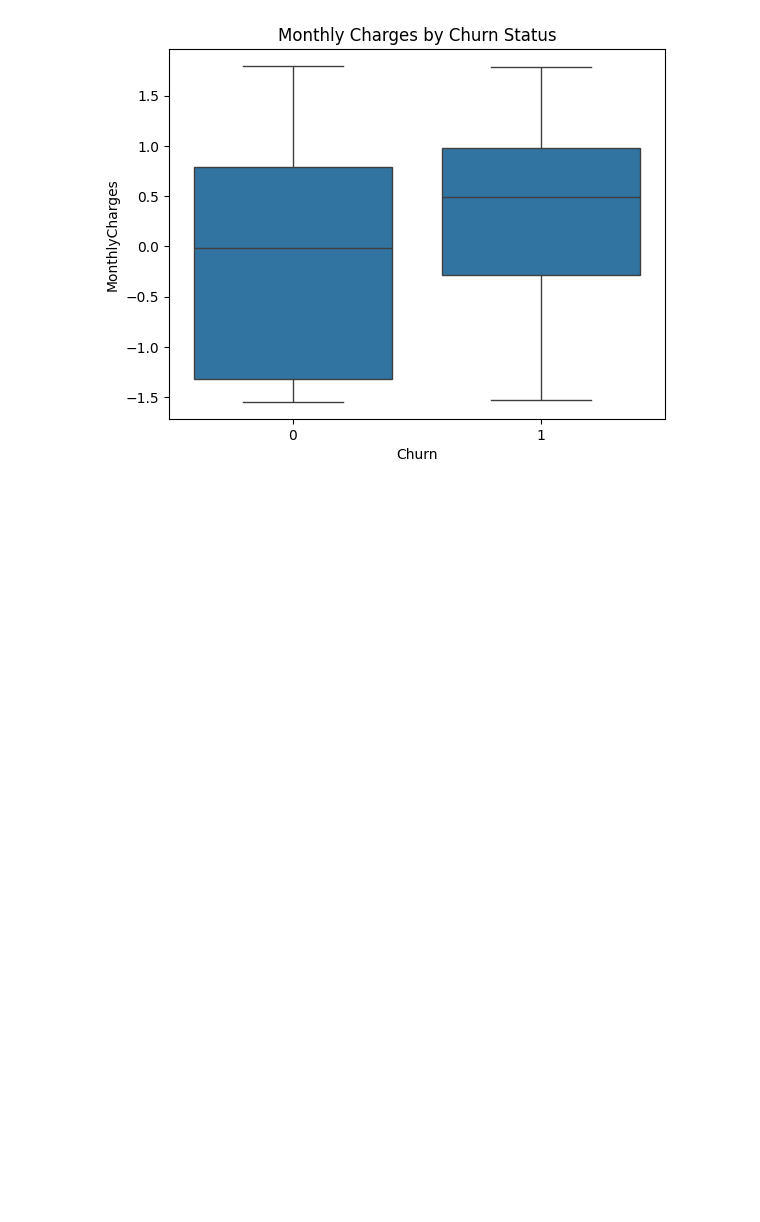
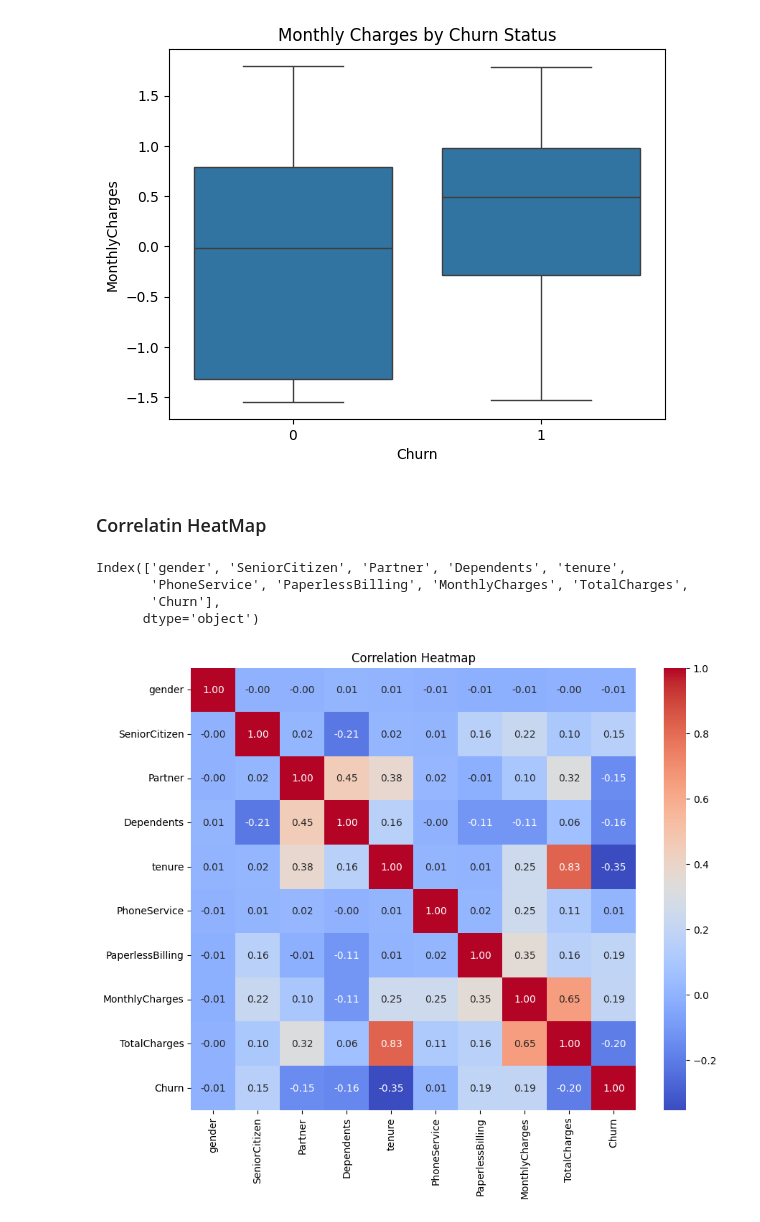
Before and after one commit to EbEmad/churn-mlops, a Jupyter notebook: notebooks/test.ipynb, the cells around one changed output. Cells and saved outputs as stored; diff of their text form; code cells hidden in the pictures; blank space fills up the shorter version.

```diff
--- a/notebooks/test.ipynb
+++ b/notebooks/test.ipynb
@@ -227,3 +245,20 @@ plt.title("Monthly Charges by Churn Status")
 plt.show()
 # %% [output]
 [figure]
+# %% [markdown]
+### Correlatin HeatMap
+# %%
+numerical_cols= df.select_dtypes(include=['int64', 'float64']).columns
+numerical_cols
+# %% [output]
+Index(['gender', 'SeniorCitizen', 'Partner', 'Dependents', 'tenure',
+       'PhoneService', 'PaperlessBilling', 'MonthlyCharges', 'TotalCharges',
+       'Churn'],
+      dtype='object')
+# %%
+plt.figure(figsize=(10,8))
+sns.heatmap(df[numerical_cols].corr(),annot=True,cmap='coolwarm',fmt='.2f')
+plt.title('Correlation Heatmap')
+plt.show()
+# %% [output]
+[figure, added]
```
Also changed, not shown: parts of 17 cells of this notebook.
